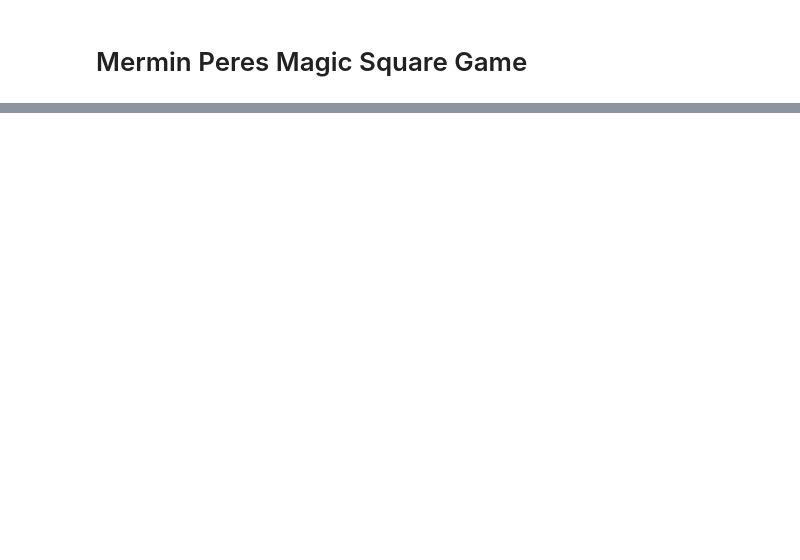
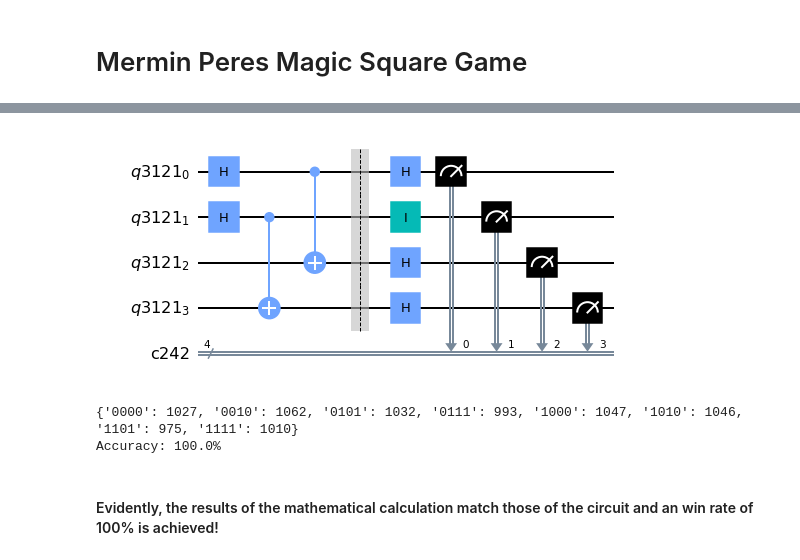
Before and after one commit to JanLahmann/Fun-with-Quantum, a Jupyter notebook: Mermin–Peres-Game.ipynb, the cells around one changed output, grey strips where cells are left out. Cells and saved outputs as stored; diff of their text form; code cells hidden in the pictures; blank space fills up the shorter version.

```diff
--- a/Mermin–Peres-Game.ipynb
+++ b/Mermin–Peres-Game.ipynb
@@ -188,0 +452,32 @@ q535_1: ──────────┤ X ├─░─┤ H ├─░──╫
+# %%
+q = QuantumRegister(4)
+c = ClassicalRegister(4)
+qc = QuantumCircuit(q, c)
+qc.h(q[0])
+qc.h(q[1])
+qc.cx(q[1],q[3])
+qc.cx(q[0],q[2])
+qc.barrier()
+qc.h(q[0])
+qc.id(q[1])
+qc.h(q[2])
+qc.h(q[3])
+qc.measure(0,0)
+qc.measure(1,1)
+qc.measure(2,2)
+qc.measure(3,3)
+qc.draw(output='mpl')
+# %% [output]
+[figure, added]
+# %%
+backend = Aer.get_backend('qasm_simulator')
+result = execute(qc, backend,shots=8192).result().get_counts()
+expected_states = check_result(results, 1, 1)
+state_accuracy = get_state_accuracy(results,expected_states,8192)
+print(result)
+print("Accuracy: "+state_accuracy)
+# %% [output]
+{'0000': 1027, '0010': 1062, '0101': 1032, '0111': 993, '1000': 1047, '1010': 1046, '1101': 975, '1111': 1010}
+Accuracy: 100.0%
+# %% [markdown]
+#### Evidently, the results of the mathematical calculation match those of the circuit and an win rate of 100% is achieved!
```
Also changed, not shown: parts of 33 cells of this notebook.
